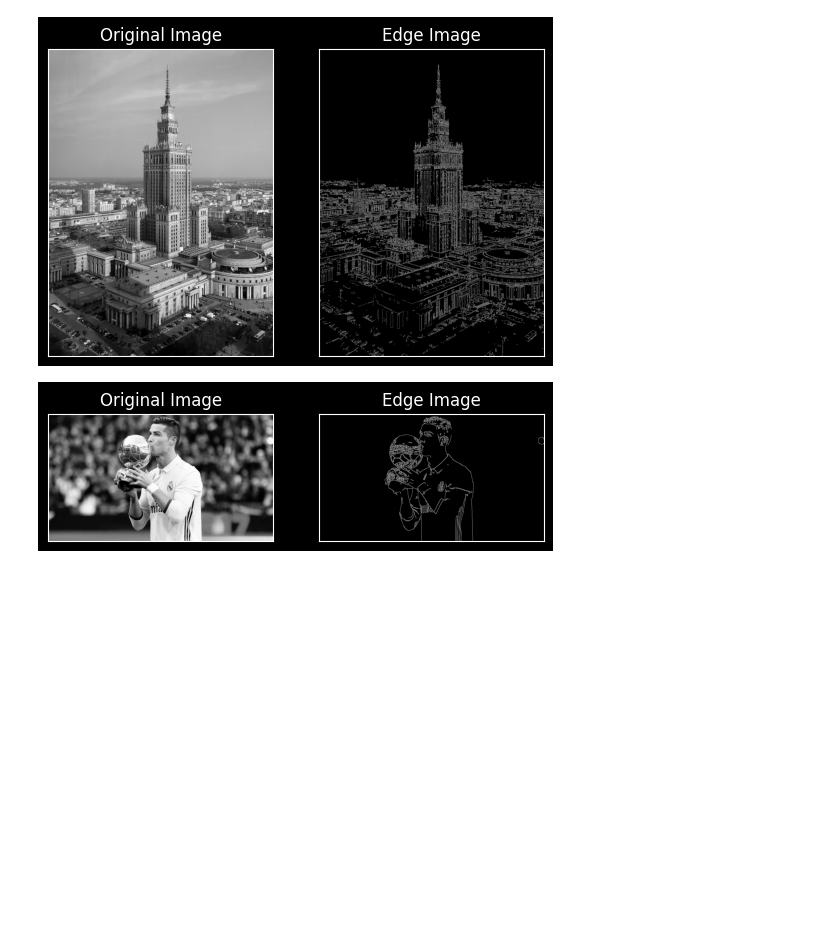
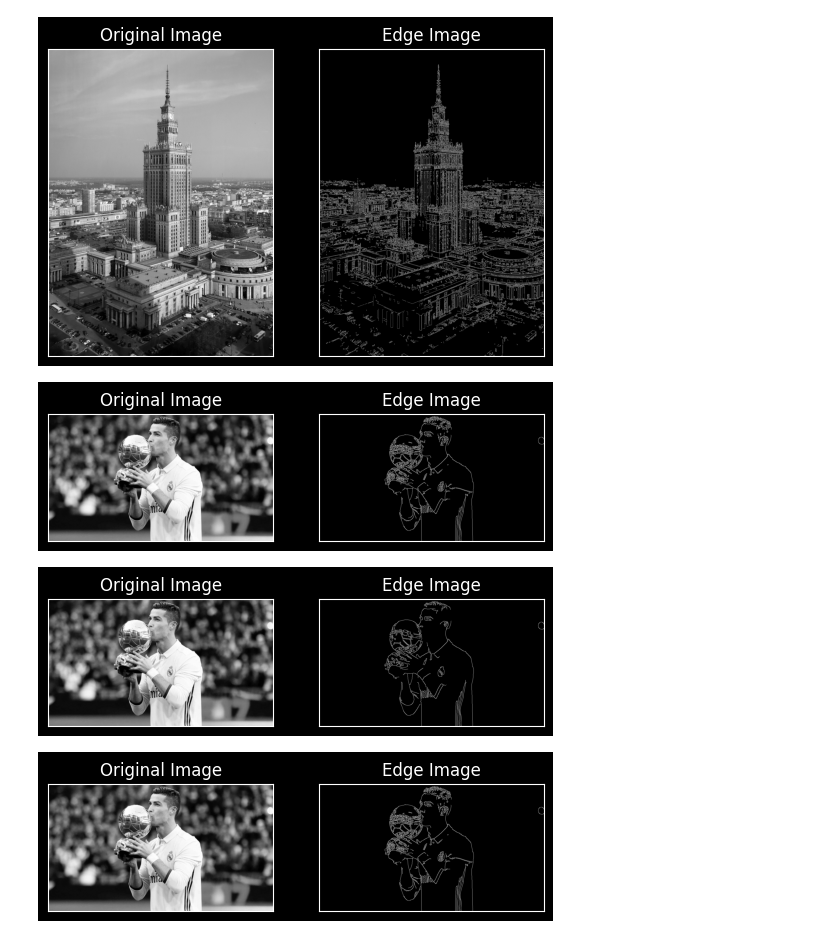
Before and after one commit to vizi-rgb/canny-edge-detection, a Jupyter notebook: main.ipynb, the cells around one changed output. Drawn from its saved outputs; the diff is of its cells as text; code cells hidden in the pictures; blank space fills up the shorter version.

```diff
--- a/main.ipynb
+++ b/main.ipynb
@@ -16,3 +16,11 @@ plotter.plot_edges([exp, exp2, exp2, exp])
 [figure]
 [figure]
 [figure]
+# %%
+import cv2 as cv
+exp_blur = Experiment("./gui/ronaldo.jpg", 100.5, 220.4, True, preprocessing_function=lambda img: cv.GaussianBlur(img, (5, 5), 0))
+exp_no_blur = Experiment("./gui/ronaldo.jpg", 100.5, 220.4, True)
+ExperimentPlotter.plot_edges([exp_blur, exp_no_blur])
+# %% [output]
+[figure, added]
+[figure, added]
```
Also changed, not shown: 2 other files.
